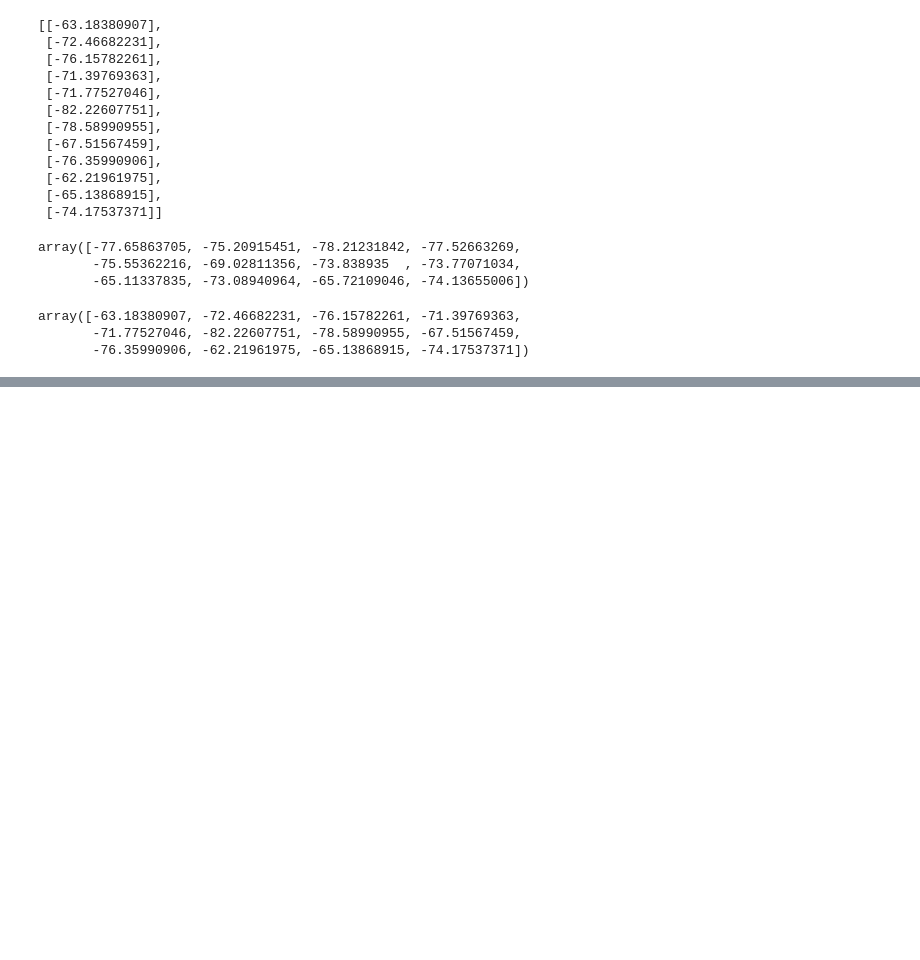
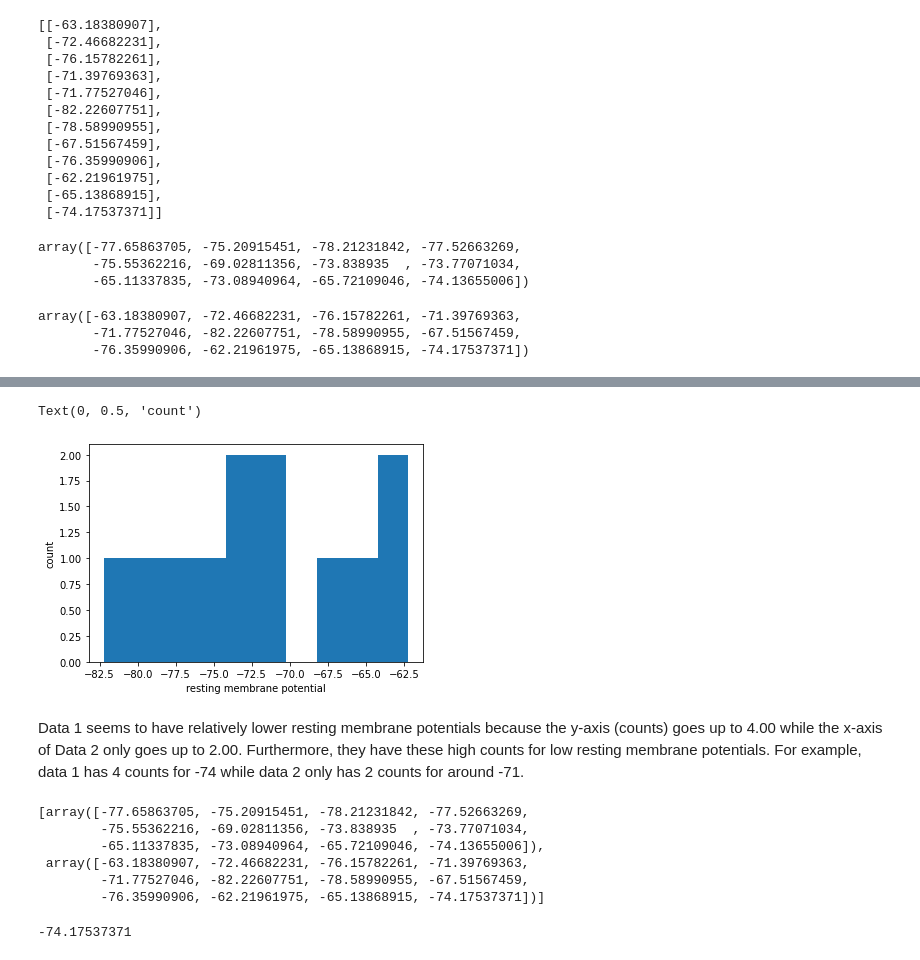
Before and after one commit to ChelseyCochrane/chelseys-repository, a Jupyter notebook: coding_homework_1.ipynb, the cells around one changed output, grey strips where cells are left out. Drawn from its saved outputs; the diff is of its cells as text; code cells hidden in the pictures; blank space fills up the shorter version.

```diff
--- a/coding_homework_1.ipynb
+++ b/coding_homework_1.ipynb
@@ -119,0 +166,26 @@ array([-63.18380907, -72.46682231, -76.15782261, -71.39769363,
+# %%
+#making a histogram with labeled x and y-axis for data 2
+plt.hist(data2)
+plt.xlabel('resting membrane potential')
+plt.ylabel('count')
+# %% [output]
+Text(0, 0.5, 'count')
+[figure, added]
+# %% [markdown]
+Data 1 seems to have relatively lower resting membrane potentials because the y-axis (counts) goes up to 4.00 while the x-axis of Data 2 only goes up to 2.00. Furthermore, they have these high counts for low resting membrane potentials. For example, data 1 has 4 counts for -74 while data 2 only has 2 counts for around -71.
+# %%
+#making a list of data1 and data2
+data3=[data1,data2]
+data3
+# %% [output]
+[array([-77.65863705, -75.20915451, -78.21231842, -77.52663269,
+        -75.55362216, -69.02811356, -73.838935  , -73.77071034,
+        -65.11337835, -73.08940964, -65.72109046, -74.13655006]),
+ array([-63.18380907, -72.46682231, -76.15782261, -71.39769363,
+        -71.77527046, -82.22607751, -78.58990955, -67.51567459,
+        -76.35990906, -62.21961975, -65.13868915, -74.17537371])]
+# %%
+#printing the last element of data2
+print(data3[1][-1])
+# %% [output]
+-74.17537371
```
Also changed, not shown: parts of 12 cells of this notebook.
